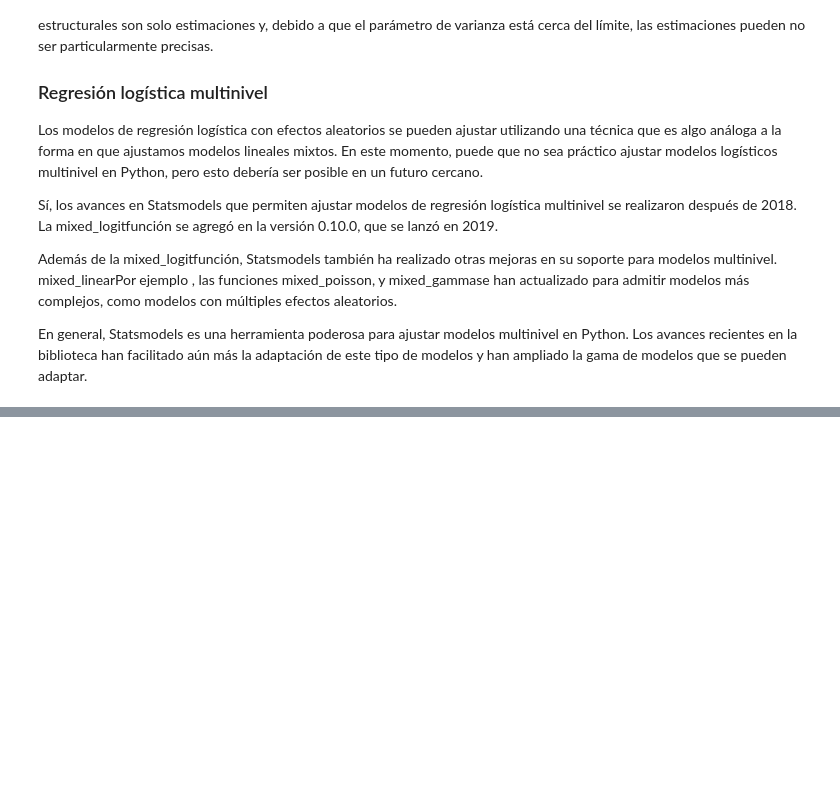
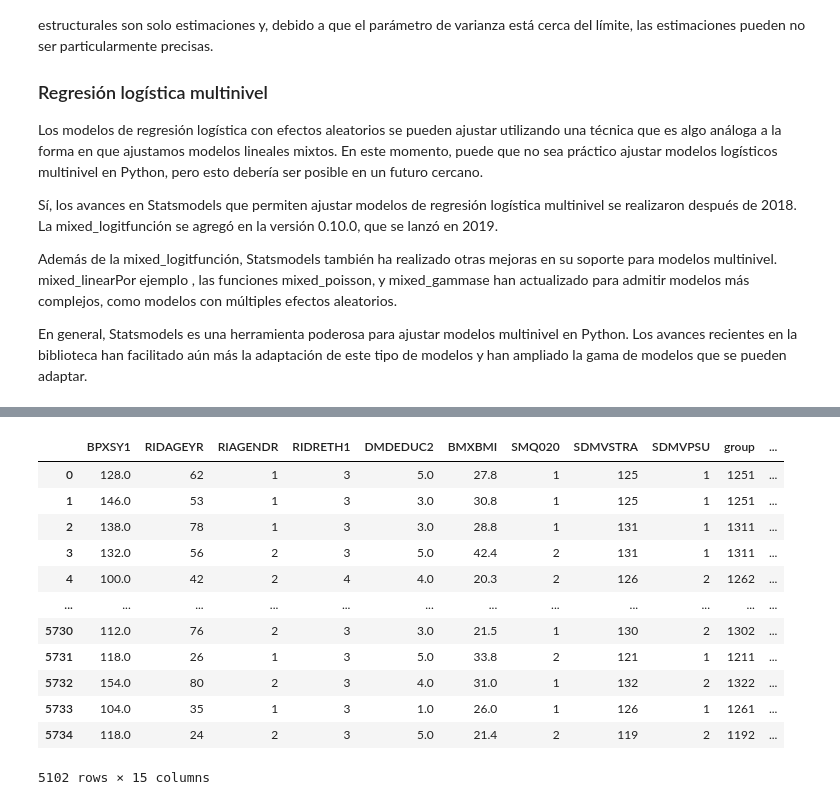
Before and after one commit to onavarrete04/Introduccion-Ciencia-Datos, a Jupyter notebook: 2023_modelos_estadísticos_datos.ipynb, the cells around one changed output, grey strips where cells are left out. Saved outputs shown, nothing was run; the diff lists cells and outputs as text; code cells hidden in the pictures; blank space fills up the shorter version.

```diff
--- a/2023_modelos_estadísticos_datos.ipynb
+++ b/2023_modelos_estadísticos_datos.ipynb
@@ -2625,0 +2636,16 @@ En general, Statsmodels es una herramienta poderosa para ajustar modelos multini
+# %%
+datos
+# %% [output]
+|  | BPXSY1 | RIDAGEYR | RIAGENDR | RIDRETH1 | DMDEDUC2 | BMXBMI | SMQ020 | SDMVSTRA | SDMVPSU | group | ... |
+| 0 | 128.0 | 62 | 1 | 3 | 5.0 | 27.8 | 1 | 125 | 1 | 1251 | ... |
+| 1 | 146.0 | 53 | 1 | 3 | 3.0 | 30.8 | 1 | 125 | 1 | 1251 | ... |
+| 2 | 138.0 | 78 | 1 | 3 | 3.0 | 28.8 | 1 | 131 | 1 | 1311 | ... |
+| 3 | 132.0 | 56 | 2 | 3 | 5.0 | 42.4 | 2 | 131 | 1 | 1311 | ... |
+| 4 | 100.0 | 42 | 2 | 4 | 4.0 | 20.3 | 2 | 126 | 2 | 1262 | ... |
+| ... | ... | ... | ... | ... | ... | ... | ... | ... | ... | ... | ... |
+| 5730 | 112.0 | 76 | 2 | 3 | 3.0 | 21.5 | 1 | 130 | 2 | 1302 | ... |
+| 5731 | 118.0 | 26 | 1 | 3 | 5.0 | 33.8 | 2 | 121 | 1 | 1211 | ... |
+| 5732 | 154.0 | 80 | 2 | 3 | 4.0 | 31.0 | 1 | 132 | 2 | 1322 | ... |
+| 5733 | 104.0 | 35 | 1 | 3 | 1.0 | 26.0 | 1 | 126 | 1 | 1261 | ... |
+| 5734 | 118.0 | 24 | 2 | 3 | 5.0 | 21.4 | 2 | 119 | 2 | 1192 | ... |
+5102 rows × 15 columns
```
Also changed, not shown: parts of 33 cells of this notebook.
